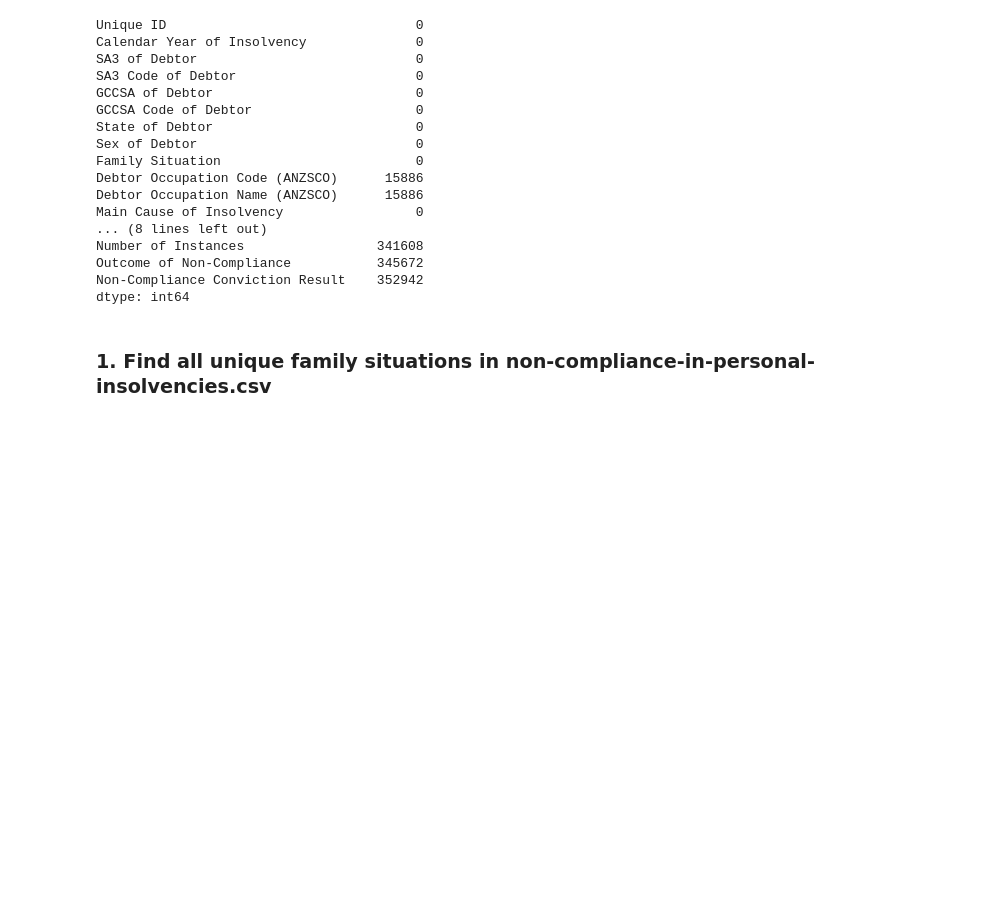
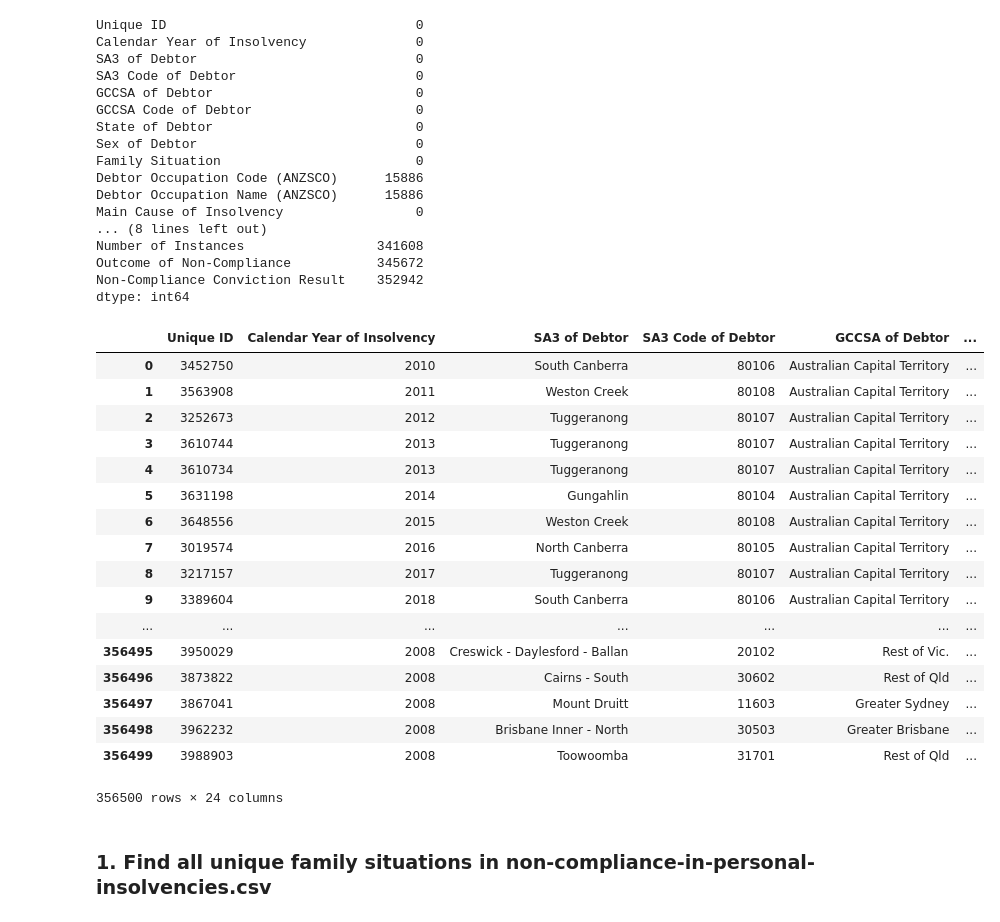
Before and after one commit to pmRed/govhack2018-EZ0, a Jupyter notebook: uhh.ipynb, the cells around one changed output. Drawn from its saved outputs; the diff is of its cells as text; code cells hidden in the pictures; blank space fills up the shorter version.

```diff
--- a/uhh.ipynb
+++ b/uhh.ipynb
@@ -33,6 +33,27 @@ Number of Instances                 341608
 Outcome of Non-Compliance           345672
 Non-Compliance Conviction Result    352942
 dtype: int64
+# %%
+non_compliance_data
+# %% [output]
+|  | Unique ID | Calendar Year of Insolvency | SA3 of Debtor | SA3 Code of Debtor | GCCSA of Debtor | ... |
+| 0 | 3452750 | 2010 | South Canberra | 80106 | Australian Capital Territory | ... |
+| 1 | 3563908 | 2011 | Weston Creek | 80108 | Australian Capital Territory | ... |
+| 2 | 3252673 | 2012 | Tuggeranong | 80107 | Australian Capital Territory | ... |
+| 3 | 3610744 | 2013 | Tuggeranong | 80107 | Australian Capital Territory | ... |
+| 4 | 3610734 | 2013 | Tuggeranong | 80107 | Australian Capital Territory | ... |
+| 5 | 3631198 | 2014 | Gungahlin | 80104 | Australian Capital Territory | ... |
+| 6 | 3648556 | 2015 | Weston Creek | 80108 | Australian Capital Territory | ... |
+| 7 | 3019574 | 2016 | North Canberra | 80105 | Australian Capital Territory | ... |
+| 8 | 3217157 | 2017 | Tuggeranong | 80107 | Australian Capital Territory | ... |
+| 9 | 3389604 | 2018 | South Canberra | 80106 | Australian Capital Territory | ... |
+| ... | ... | ... | ... | ... | ... | ... |
+| 356495 | 3950029 | 2008 | Creswick - Daylesford - Ballan | 20102 | Rest of Vic. | ... |
+| 356496 | 3873822 | 2008 | Cairns - South | 30602 | Rest of Qld | ... |
+| 356497 | 3867041 | 2008 | Mount Druitt | 11603 | Greater Sydney | ... |
+| 356498 | 3962232 | 2008 | Brisbane Inner - North | 30503 | Greater Brisbane | ... |
+| 356499 | 3988903 | 2008 | Toowoomba | 31701 | Rest of Qld | ... |
+356500 rows × 24 columns
 # %% [markdown]
 ### 1. Find all unique family situations in non-compliance-in-personal-insolvencies.csv
 # %%
```
Also changed, not shown: parts of 14 cells of this notebook.
